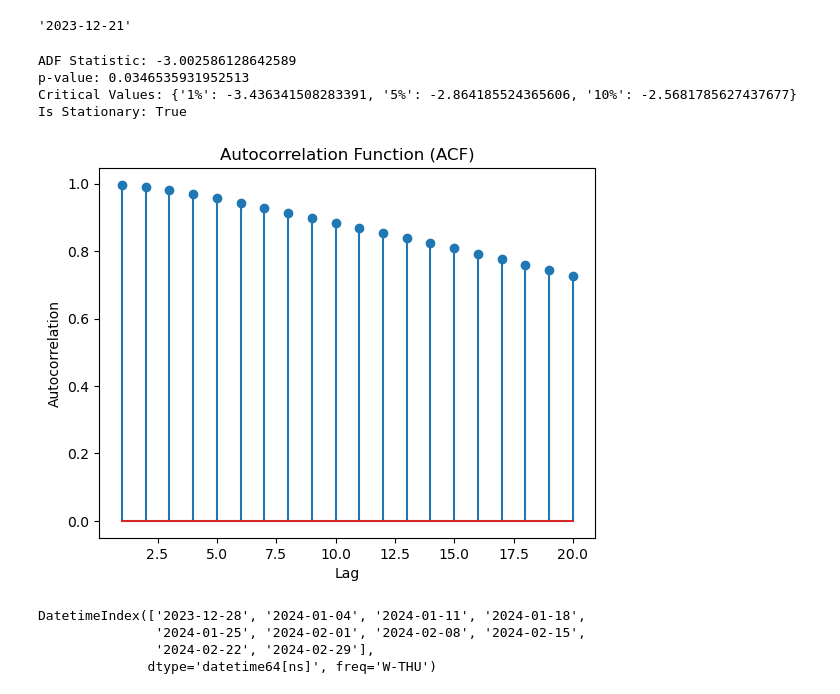
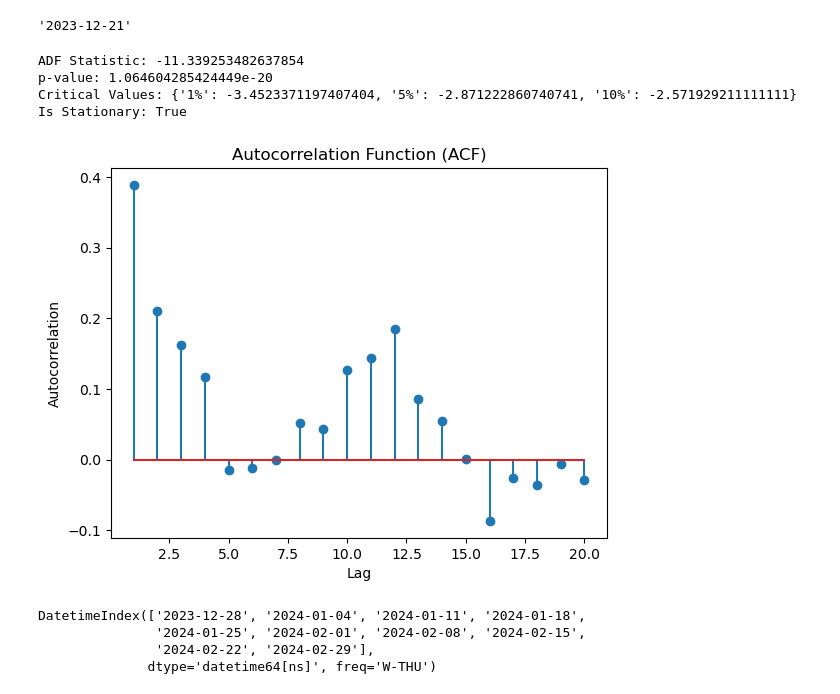
Before and after one commit to elahe-dastan/MilkMarketMaster, a Jupyter notebook: notebooks/demo.ipynb, the cells around one changed output. Cells and saved outputs as stored; diff of their text form; code cells hidden in the pictures.

```diff
--- a/notebooks/demo.ipynb
+++ b/notebooks/demo.ipynb
@@ -52,17 +56,17 @@ def plot_acf(series, lags=20):
     plt.show()
 
 # Apply ADF Test
-adf_test(c['price'])
+adf_test(a['raw_value'])
 # %% [output]
-ADF Statistic: -3.002586128642589
-p-value: 0.0346535931952513
-Critical Values: {'1%': -3.436341508283391, '5%': -2.864185524365606, '10%': -2.5681785627437677}
+ADF Statistic: -11.339253482637854
+p-value: 1.064604285424449e-20
+Critical Values: {'1%': -3.4523371197407404, '5%': -2.871222860740741, '10%': -2.571929211111111}
 Is Stationary: True
 # %%
 # Plot ACF
-plot_acf(c['price'])
+plot_acf(a['raw_value'])
 # %% [output]
-[figure, old version]
+[figure, new version]
 # %%
 import pandas as pd
 
```
Also changed, not shown: parts of 15 cells of this notebook, 2 other files.
